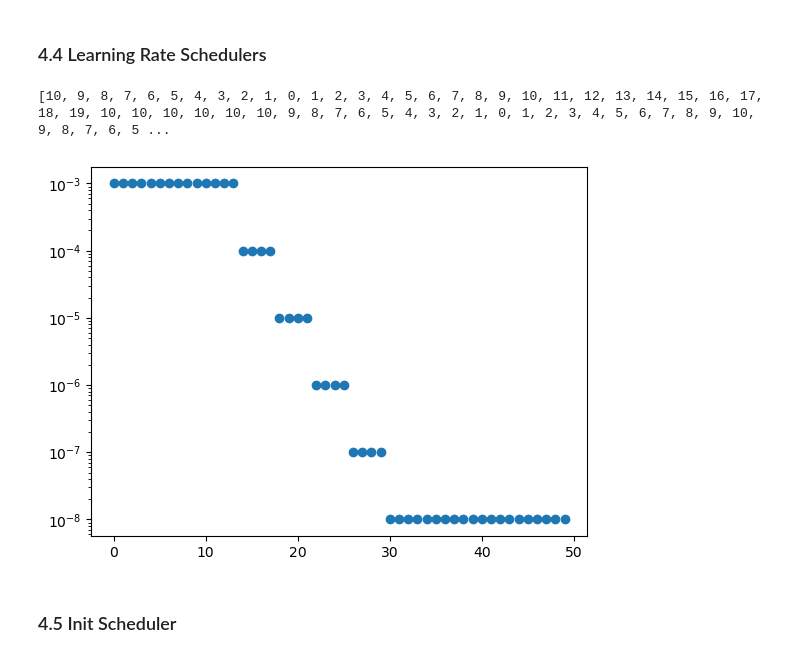
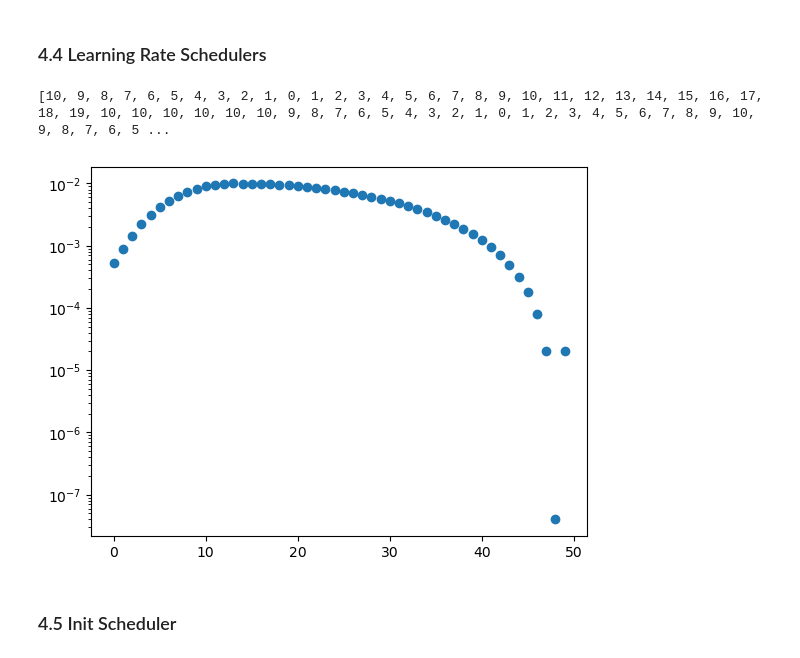
Before and after one commit to Ataago-AI/NN-Deep-Learning, a Jupyter notebook: assignment/NN_DL_Assignment_1.ipynb, the cells around one changed output. Drawn from its saved outputs; the diff is of its cells as text; code cells hidden in the pictures.

```diff
--- a/assignment/NN_DL_Assignment_1.ipynb
+++ b/assignment/NN_DL_Assignment_1.ipynb
@@ -275,7 +368,7 @@ class Backbone(nn.Module):
             #nn.Tanh(),
             #nn.LeakyReLU(),
             # nn.Linear(in_features=k, out_features=k, bias=True),
-            #nn.ReLU(),
+            nn.ReLU(),
             nn.Sigmoid(),      # Non Linear Activation
             #nn.BatchNorm1d(k),
         )
@@ -630,10 +725,11 @@ STRIDE = 1
 # channels = [IMG_CHANNELS, 5, 7, 9, 11, 13]
 #channels = [IMG_CHANNELS, 16, 64, 256]#, 512, 1028]
 #channels = [[IMG_CHANNELS, 16, 64], [64, 256, 1028]]
-#channels = [[IMG_CHANNELS, 16, 32, 64, 128, 256, 512, 1028]]
-channels = [[IMG_CHANNELS, 64], [64, 128, 512]]
+channels = [[IMG_CHANNELS, 64, 128, 256, 512]]
+#channels = [[IMG_CHANNELS, 4, 8], [8, 16, 32], [32, 64, 128], [128, 256, 512], [512, 1024, 1024]]
 N = len(channels)
-Ks = [3] * N
+Ks = [2] * N
+#Ks = [3, 1]
 #
 model = Model(
     Ks=Ks,
@@ -685,24 +781,25 @@ criterion = nn.CrossEntropyLoss()
 ### 4.3 Optimzer
 # %%
 # Init optimizer
-WEIGHT_DECAY = 0.05 # 0.15
-LR = 1e-3
+WEIGHT_DECAY = 1e-4 #0.05 # 0.15
+LR = 1e-2
 
 optimizer = torch.optim.AdamW(model.parameters(), lr=LR, weight_decay=WEIGHT_DECAY)
 # %% [markdown]
 ### 4.4 Learning Rate Schedulers
 # %%
-def visualise_lr(scheduler):
+def visualise_lr(scheduler, epochs = 20):
     """
     Method to help visualize the Learning rate.
     """
     lrs_ = list()
     values = list(range(10, 0, -1)) + list(range(0, 20)) + [10]*5 + list(range(10, 0, -1)) + list(range(0, 10)) + list(range(10, 0, -1)) + list(range(0, 10)) + list(range(10, 0, -1))
     print(values)
-    for i in range(50):
-        #optimizer.step()
-        scheduler.step(values[i])
-        #scheduler.step()
+    for i in range(epochs):
+        #for j in range(len(trainloader)):
+        optimizer.step()
+        #scheduler.step(values[i])
+        scheduler.step()
         #lrs_.append(scheduler.get_last_lr())
         lrs_.append(optimizer.param_groups[0]['lr'])
 
@@ -722,19 +819,26 @@ def init_scheduler(optimizer, lr, scheduler_name):
 
     schedulers["step_scheduler"] = torch.optim.lr_scheduler.StepLR(optimizer, step_size=10, gamma=0.1)
     schedulers["cyclic_scheduler"] = torch.optim.lr_scheduler.CyclicLR(optimizer, base_lr=1e-6, max_lr=1e-4, step_size_up=5, step_size_down=None, mode='triangular', gamma=1.0, scale_fn=None, scale_mode='cycle', cycle_momentum=False, base_momentum=0.8, max_momentum=0.9, last_epoch=- 1, verbose=False)
-    schedulers["one_cycle_scheduler"] = torch.optim.lr_scheduler.OneCycleLR(optimizer, max_lr=1e-5, total_steps=30, epochs=None, steps_per_epoch=None, pct_start=0.3, anneal_strategy='cos', cycle_momentum=True, base_momentum=0.85, max_momentum=0.95, div_factor=25.0, final_div_factor=10000.0, three_phase=False, last_epoch=-1, verbose=False)
-    schedulers["reduce_on_plateau_scheduler"] = torch.optim.lr_scheduler.ReduceLROnPlateau(optimizer, mode='min', factor=0.1, patience=3, threshold=0.0001, threshold_mode='rel', cooldown=0, min_lr=0, eps=1e-08, verbose=False)
+    schedulers["one_cycle_scheduler"] = torch.optim.lr_scheduler.OneCycleLR(optimizer, max_lr=1e-2, total_steps=None, epochs=20, steps_per_epoch=len(trainloader), pct_start=0.3, anneal_strategy='cos', cycle_momentum=True, base_momentum=0.85, max_momentum=0.95, div_factor=25.0, final_div_factor=10000.0, three_phase=False, last_epoch=-1, verbose=False)
+    schedulers["one_cycle_scheduler"] = torch.optim.lr_scheduler.OneCycleLR(optimizer, max_lr=1e-2, total_steps=50, )#epochs=20, steps_per_epoch=len(trainloader), )
+    #schedulers["reduce_on_plateau_scheduler"] = torch.optim.lr_scheduler.OneCycleLR(optimizer, 0.01, epochs=7, steps_per_epoch=len(trainloader))
+
+    #torch.optim.lr_scheduler.ReduceLROnPlateau(optimizer, mode='min', factor=0.1, patience=3, threshold=0.0001, threshold_mode='rel', cooldown=0, min_lr=0, eps=1e-08, verbose=False)
 
     schedulers["sequential_scheduler"] = torch.optim.lr_scheduler.SequentialLR(optimizer, schedulers=[schedulers["polynomial_scheduler"], schedulers["cyclic_scheduler"]], milestones=[20])#, last_epoch=60)
 
-    optimizer.param_groups[0]['lr'] = lr
+    #optimizer.param_groups[0]['lr'] = lr
 
     return schedulers[scheduler_name]
-# %%
-visualise_lr(scheduler=init_scheduler(optimizer=optimizer, lr=LR, scheduler_name="reduce_on_plateau_scheduler"))
-# %% [output]
-[10, 9, 8, 7, 6, 5, 4, 3, 2, 1, 0, 1, 2, 3, 4, 5, 6, 7, 8, 9, 10, 11, 12, 13, 14, 15, 16, 17, 18, 19, 10, 10, 10, 10, 10, 10, 9, 8, 7, 6, 5, 4, 3, 2, 1, 0, 1, 2, 3, 4, 5, 6, 7, 8, 9, 10, 9, 8, 7, 6, 5 ...
-[figure, removed]
+# %%
+
+optimizer = torch.optim.Adam(model.parameters(), lr=LR, weight_decay=WEIGHT_DECAY)
+sch = torch.optim.lr_scheduler.OneCycleLR(optimizer, max_lr=1e-2, epochs=50, steps_per_epoch=len(trainloader), )
+
+visualise_lr(scheduler=init_scheduler(optimizer=optimizer, lr=LR, scheduler_name="one_cycle_scheduler"), epochs=50)
+# %% [output]
+[10, 9, 8, 7, 6, 5, 4, 3, 2, 1, 0, 1, 2, 3, 4, 5, 6, 7, 8, 9, 10, 11, 12, 13, 14, 15, 16, 17, 18, 19, 10, 10, 10, 10, 10, 10, 9, 8, 7, 6, 5, 4, 3, 2, 1, 0, 1, 2, 3, 4, 5, 6, 7, 8, 9, 10, 9, 8, 7, 6, 5 ...
+[figure, added]
 # %% [markdown]
 ### 4.5 Init Scheduler
 # %%
```
Also changed, not shown: parts of 14 cells of this notebook.
